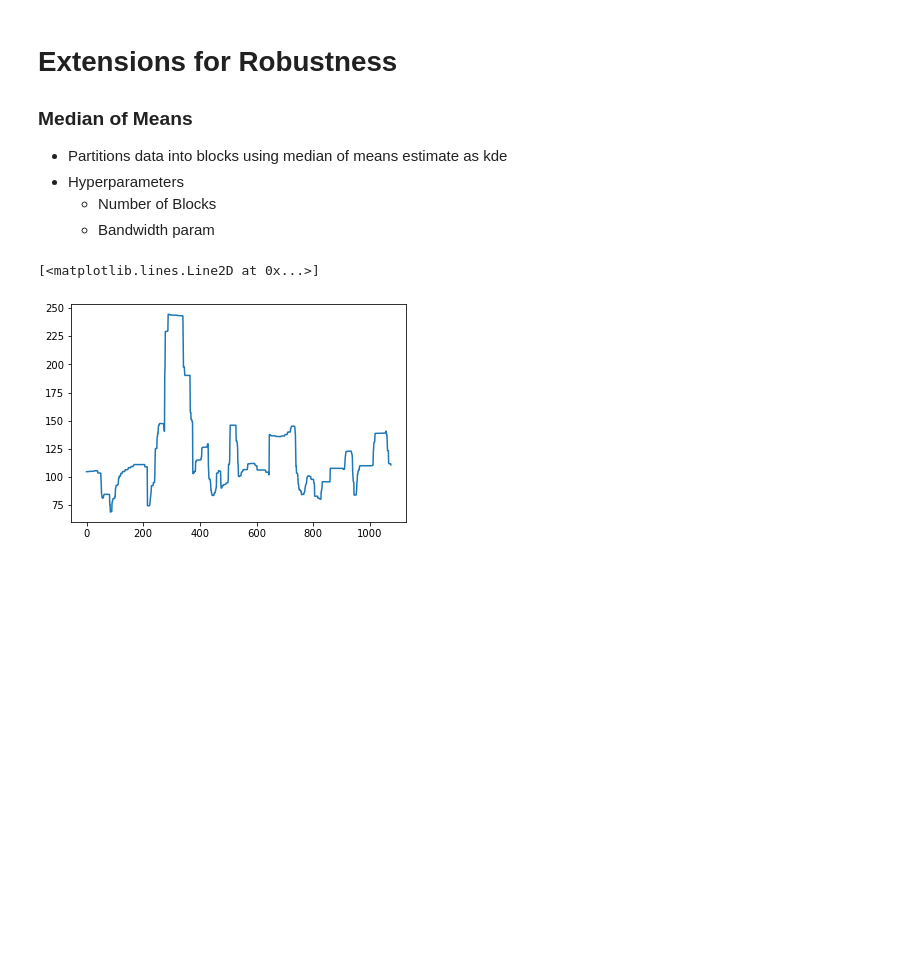
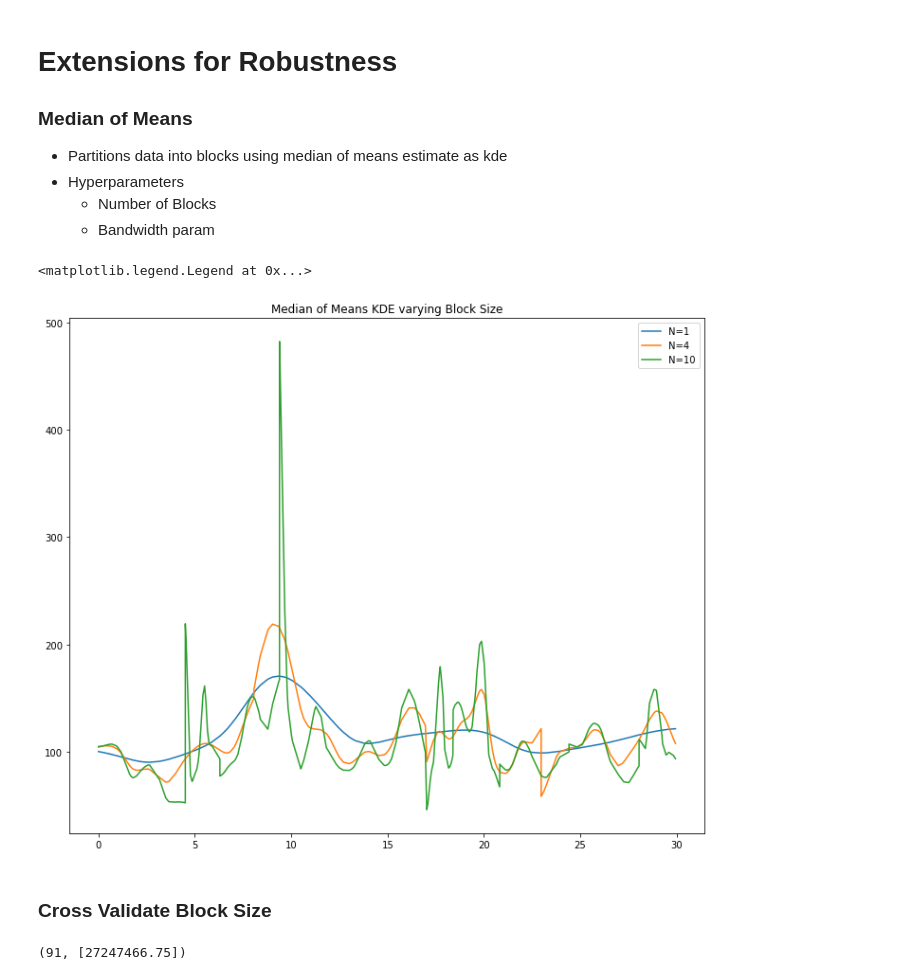
Before and after one commit to jasonbohne123/Adaptive_Signal_Estimation, a Jupyter notebook: Lasso_CPD/Kernel_Smoothing.ipynb, the cells around one changed output. Cells and saved outputs as stored; diff of their text form; code cells hidden in the pictures; blank space fills up the shorter version.

```diff
--- a/Lasso_CPD/Kernel_Smoothing.ipynb
+++ b/Lasso_CPD/Kernel_Smoothing.ipynb
@@ -164,18 +159,32 @@ plt.plot(index,smooth)
 # %%
 def mom_kde(prior,index,N,bandwidth):
     kde_list=[]
-    stepsize=np.floor(len(prior)/N).astype(int)
+    stepsize=np.floor(len(prior)/N).astype(int)+1
+
     for i in range(N):
         block_prior=prior[i*stepsize:(i+1)*stepsize]
         block_index=index[i*stepsize:(i+1)*stepsize]
+
+
         # fit kde on block
         kde,bw=smooth_series(block_prior,block_index)
         kde_list.append(kde)
+
     kde_flatten=[kde_val for subkde in kde_list for kde_val in subkde]
+
     return kde_flatten
-# %%
-kde=mom_kde(prior,index,5,bw)
-plt.plot(kde)
-# %% [output]
-[<matplotlib.lines.Line2D at 0x...>]
-[figure, removed]
+# %%
+fig,ax=plt.subplots(figsize=(12,10))
+kde1=mom_kde(prior,index,1,bw)
+plt.plot(index,kde1, label='N=1')
+kde2=mom_kde(prior,index,4,bw)
+plt.plot(index,kde2, label='N=4')
+kde3=mom_kde(prior,index,10,bw)
+plt.plot(index,kde3, label='N=10')
+plt.title("Median of Means KDE varying Block Size")
+plt.legend()
+# %% [output]
+<matplotlib.legend.Legend at 0x...>
+[figure, added]
+# %% [markdown]
+### Cross Validate Block Size
@@ -181,0 +205,5 @@ plt.plot(kde)
+# %%
+block_params=np.arange(1,100,10)
+cv_block_size(prior,index,bw,block_params)
+# %% [output]
+(91, [27247466.75])
```
Also changed, not shown: parts of 3 cells of this notebook, 1 other file.
